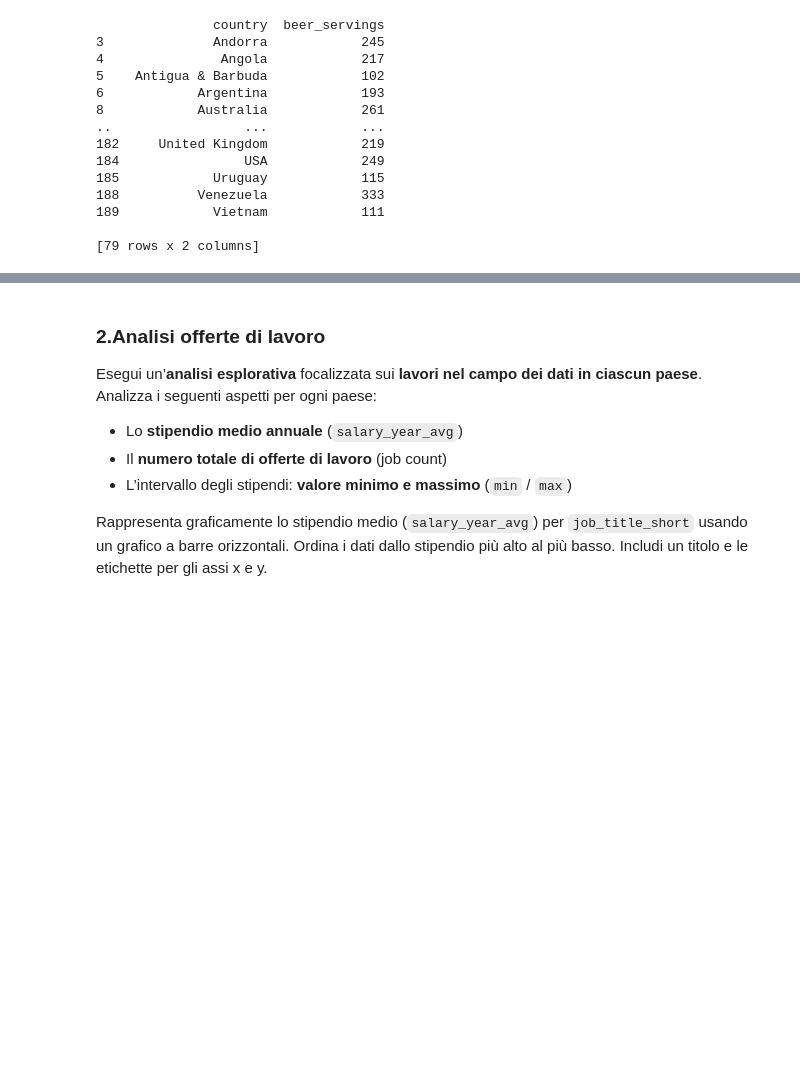
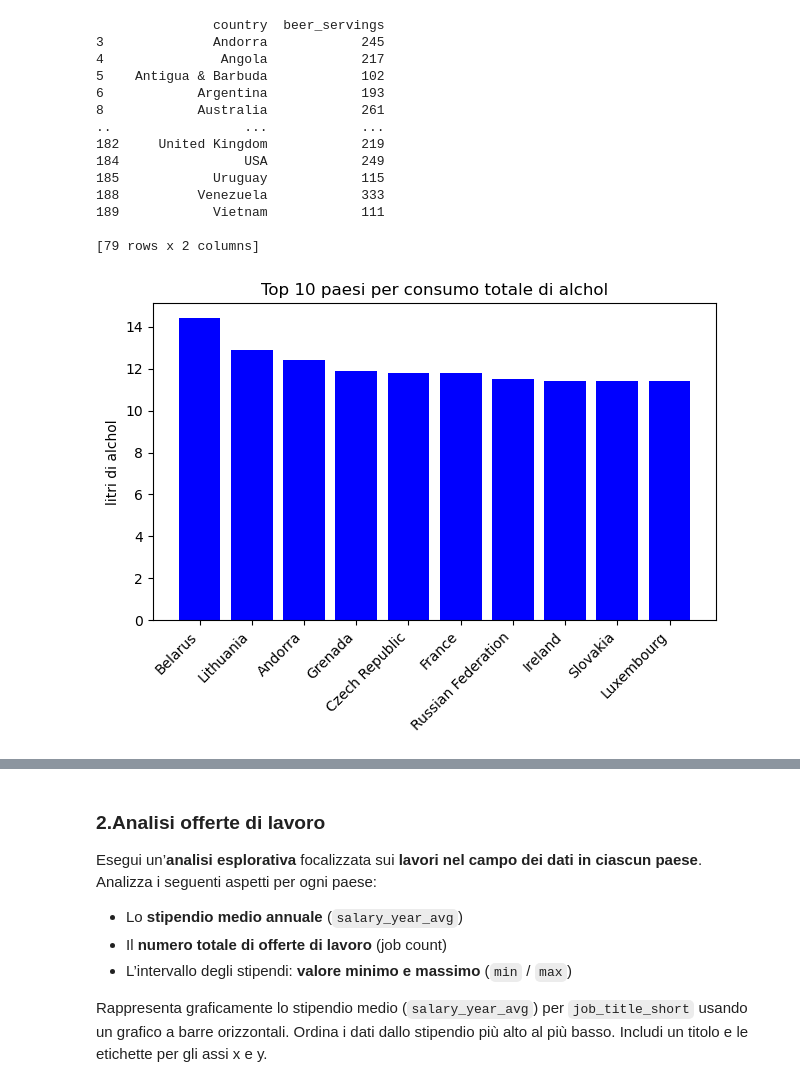
Before and after one commit to sarad996/Programminglab2, a Jupyter notebook: esercizi/3_Esercizi_lez_3.ipynb, the cells around one changed output, grey strips where cells are left out. Saved outputs shown, nothing was run; the diff lists cells and outputs as text; code cells hidden in the pictures; blank space fills up the shorter version.

```diff
--- a/esercizi/3_Esercizi_lez_3.ipynb
+++ b/esercizi/3_Esercizi_lez_3.ipynb
@@ -101,3 +101,14 @@ print(beer_100[['country', 'beer_servings']])
 189            Vietnam            111
 
 [79 rows x 2 columns]
+# %%
+import matplotlib.pyplot as plt
+
+plt.bar(top10['country'], top10['total_litres_of_pure_alcohol'], color='blue')
+plt.xticks(rotation=45, ha='right')
+plt.title('Top 10 paesi per consumo totale di alchol')
+plt.ylabel('Litri di alchol')
+plt.tight_layout()
+plt.show()
+# %% [output]
+[figure, added]
```
Also changed, not shown: parts of 1 cell of this notebook.
